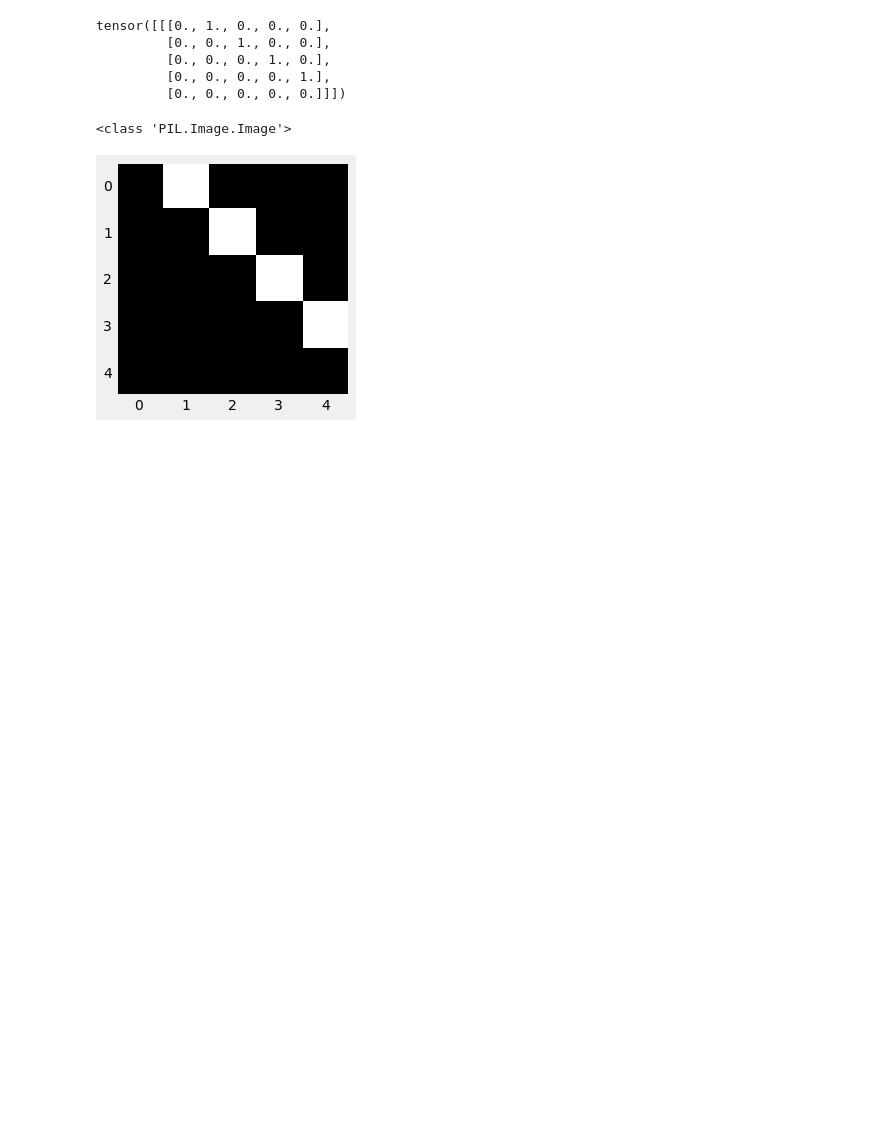
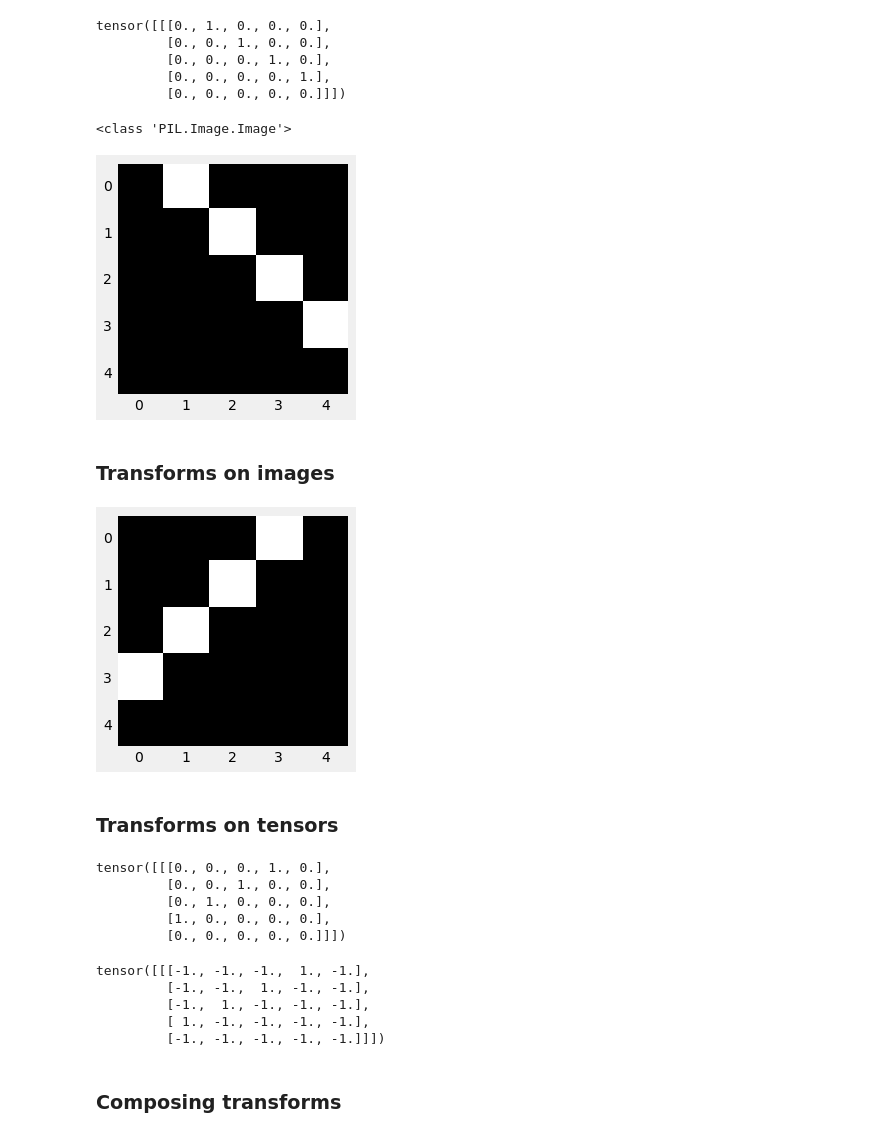
Before and after one commit to Rit-ctrl/Pytorch-repo, a Jupyter notebook: Pytorch-step-by-step/Chap_04.ipynb, the cells around one changed output. Cells and saved outputs as stored; diff of their text form; code cells hidden in the pictures; blank space fills up the shorter version.

```diff
--- a/Pytorch-step-by-step/Chap_04.ipynb
+++ b/Pytorch-step-by-step/Chap_04.ipynb
@@ -109,3 +109,36 @@ plt.imshow(example_img, cmap='gray')
 plt.grid(False)
 # %% [output]
 [figure]
+# %% [markdown]
+### Transforms on images
+# %%
+flipper = RandomHorizontalFlip(p=1.0)
+flipped_img = flipper(example_img)
+# %%
+plt.imshow(flipped_img,cmap='gray')
+plt.grid(False)
+# %% [output]
+[figure, added]
+# %% [markdown]
+### Transforms on tensors
+# %%
+img_tensor = tensorizer(flipped_img)
+img_tensor
+# %% [output]
+tensor([[[0., 0., 0., 1., 0.],
+         [0., 0., 1., 0., 0.],
+         [0., 1., 0., 0., 0.],
+         [1., 0., 0., 0., 0.],
+         [0., 0., 0., 0., 0.]]])
+# %%
+normalizer = Normalize(mean = (.5,),std = (.5,))
+normalized_img = normalizer(img_tensor)
+normalized_img
+# %% [output]
+tensor([[[-1., -1., -1.,  1., -1.],
+         [-1., -1.,  1., -1., -1.],
+         [-1.,  1., -1., -1., -1.],
+         [ 1., -1., -1., -1., -1.],
+         [-1., -1., -1., -1., -1.]]])
+# %% [markdown]
+### Composing transforms
```
Also changed, not shown: parts of 10 cells of this notebook.
